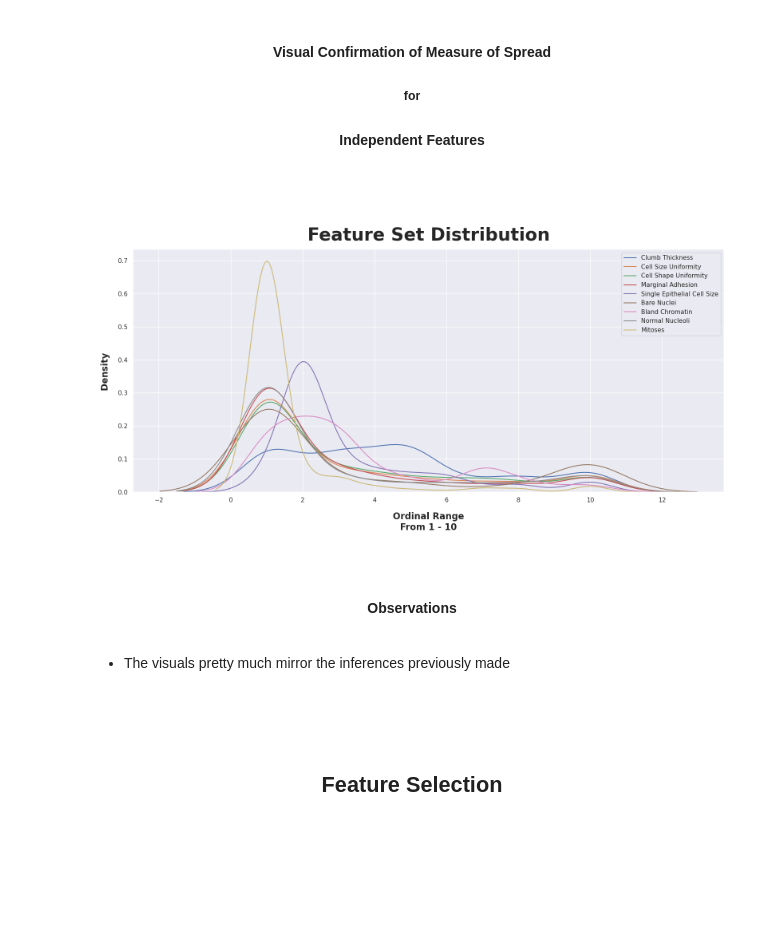
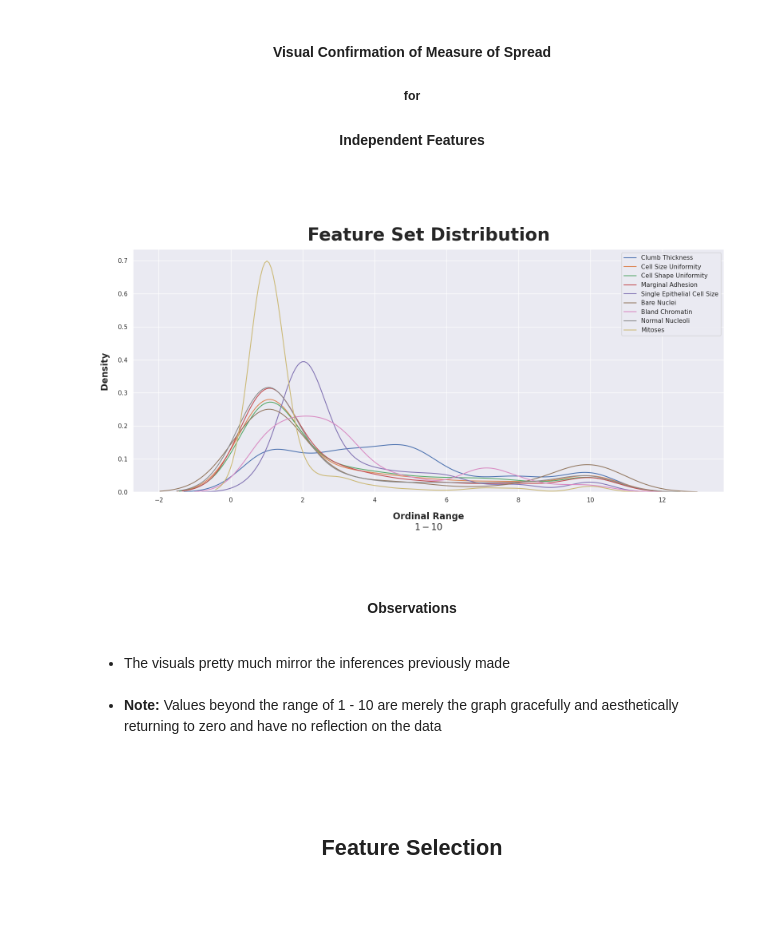
Before and after one commit to MondeAnna/predicting-breast-cancer, a Jupyter notebook: notebooks/predict_breast_cancer.ipynb, the cells around one changed output. Drawn from its saved outputs; the diff is of its cells as text; code cells hidden in the pictures; blank space fills up the shorter version.

```diff
--- a/notebooks/predict_breast_cancer.ipynb
+++ b/notebooks/predict_breast_cancer.ipynb
@@ -482,23 +487,23 @@ independent_features_description.T
 # %%
 for feature in independent_features.columns:
     sns.kdeplot(data=independent_features[feature])
 
 plt.title("Feature Set Distribution")
 
-plt.xlabel("Ordinal Range\nFrom 1 - 10")
+plt.xlabel("Ordinal Range\n$1 - 10$")
 plt.ylabel("Density")
 
 legends = [
-    name.replace("_", " ").title()
-    for name in independent_features.columns
+    legend.replace("_", " ").title()
+    for legend in independent_features.columns
 ]
 
 plt.legend(legends)
 
 plt.tight_layout()
 plt.show()
 # %% [output]
-[figure, old version]
+[figure, new version]
 # %% [markdown]
 <br />
 
@@ -508,6 +513,8 @@ plt.show()
 
 <ul>
     <li>The visuals pretty much mirror the inferences previously made</li>
+    <br />
+    <li><b>Note:</b> Values beyond the range of 1 - 10 are merely the graph gracefully and aesthetically returning to zero and have no reflection on the data</li>
 </ul>
 
 <br />
```
Also changed, not shown: parts of 28 cells of this notebook, 1 other file.
